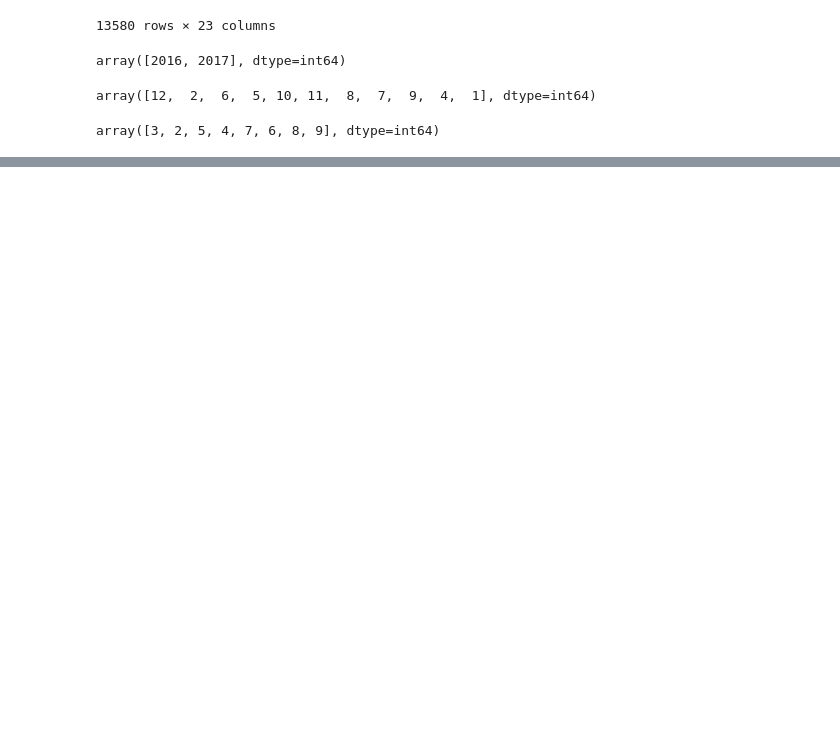
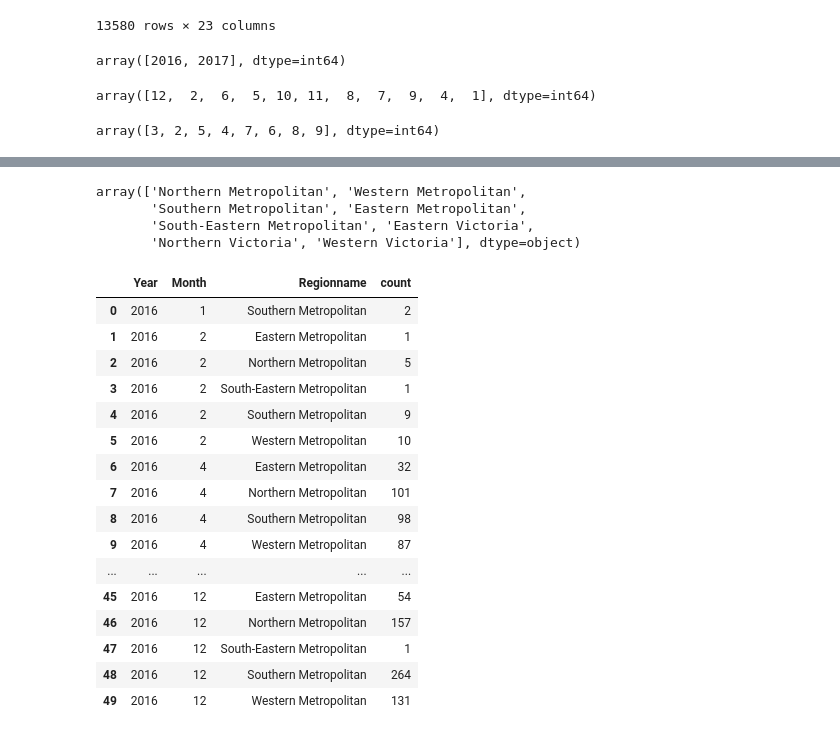
Before and after one commit to tche562/Project_DataAnalysis, a Jupyter notebook: Jupyter_DataA.ipynb, the cells around one changed output, grey strips where cells are left out. Drawn from its saved outputs; the diff is of its cells as text; code cells hidden in the pictures; blank space fills up the shorter version.

```diff
--- a/Jupyter_DataA.ipynb
+++ b/Jupyter_DataA.ipynb
@@ -92,0 +145,29 @@ array([3, 2, 5, 4, 7, 6, 8, 9], dtype=int64)
+# %%
+data['Regionname'].unique()
+# %% [output]
+array(['Northern Metropolitan', 'Western Metropolitan',
+       'Southern Metropolitan', 'Eastern Metropolitan',
+       'South-Eastern Metropolitan', 'Eastern Victoria',
+       'Northern Victoria', 'Western Victoria'], dtype=object)
+# %%
+df_region_sale = data.groupby(['Year','Month','Regionname']).size().reset_index(name='count')
+df_region_sale_2016 = df_region_sale[df_region_sale['Year']==2016]
+df_region_sale_2016
+# %% [output]
+|  | Year | Month | Regionname | count |
+| 0 | 2016 | 1 | Southern Metropolitan | 2 |
+| 1 | 2016 | 2 | Eastern Metropolitan | 1 |
+| 2 | 2016 | 2 | Northern Metropolitan | 5 |
+| 3 | 2016 | 2 | South-Eastern Metropolitan | 1 |
+| 4 | 2016 | 2 | Southern Metropolitan | 9 |
+| 5 | 2016 | 2 | Western Metropolitan | 10 |
+| 6 | 2016 | 4 | Eastern Metropolitan | 32 |
+| 7 | 2016 | 4 | Northern Metropolitan | 101 |
+| 8 | 2016 | 4 | Southern Metropolitan | 98 |
+| 9 | 2016 | 4 | Western Metropolitan | 87 |
+| ... | ... | ... | ... | ... |
+| 45 | 2016 | 12 | Eastern Metropolitan | 54 |
+| 46 | 2016 | 12 | Northern Metropolitan | 157 |
+| 47 | 2016 | 12 | South-Eastern Metropolitan | 1 |
+| 48 | 2016 | 12 | Southern Metropolitan | 264 |
+| 49 | 2016 | 12 | Western Metropolitan | 131 |
```
Also changed, not shown: parts of 6 cells of this notebook.
